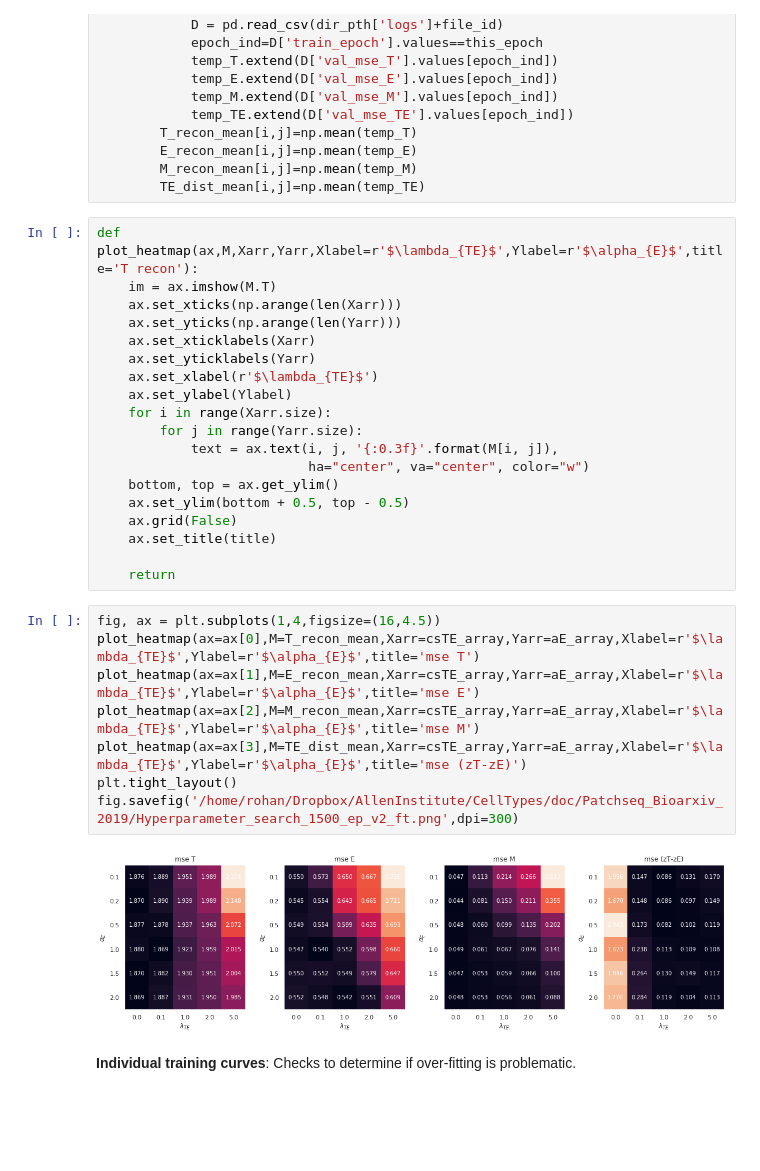
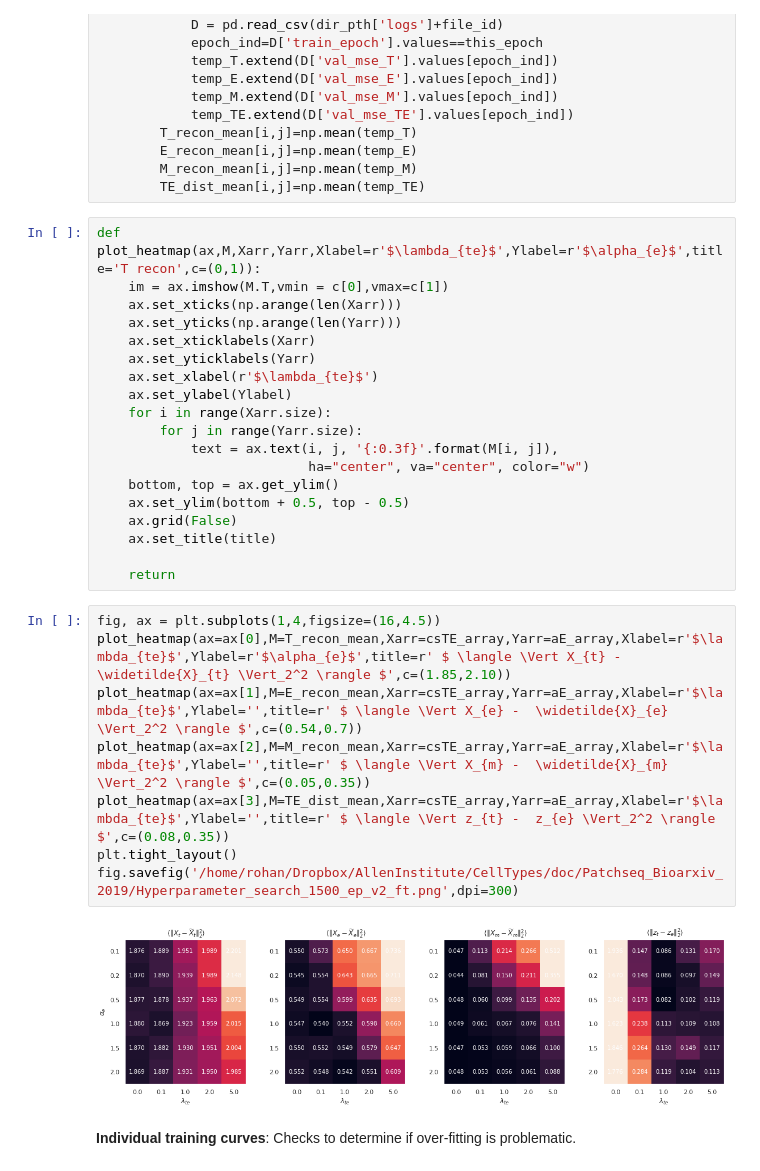
Before and after one commit to AllenInstitute/coupledAE-patchseq, a Jupyter notebook: analysis_param_search.ipynb, the cells around one changed output. Cells and saved outputs as stored; diff of their text form; blank space fills up the shorter version.

```diff
--- a/analysis_param_search.ipynb
+++ b/analysis_param_search.ipynb
@@ -47,13 +47,13 @@ for i,csTE in enumerate(csTE_array):
         M_recon_mean[i,j]=np.mean(temp_M)
         TE_dist_mean[i,j]=np.mean(temp_TE)
 # %%
-def plot_heatmap(ax,M,Xarr,Yarr,Xlabel=r'$\lambda_{TE}$',Ylabel=r'$\alpha_{E}$',title='T recon'):
-    im = ax.imshow(M.T)
+def plot_heatmap(ax,M,Xarr,Yarr,Xlabel=r'$\lambda_{te}$',Ylabel=r'$\alpha_{e}$',title='T recon',c=(0,1)):
+    im = ax.imshow(M.T,vmin = c[0],vmax=c[1])
     ax.set_xticks(np.arange(len(Xarr)))
     ax.set_yticks(np.arange(len(Yarr)))
     ax.set_xticklabels(Xarr)
     ax.set_yticklabels(Yarr)
-    ax.set_xlabel(r'$\lambda_{TE}$')
+    ax.set_xlabel(r'$\lambda_{te}$')
     ax.set_ylabel(Ylabel)
     for i in range(Xarr.size):
         for j in range(Yarr.size):
@@ -67,14 +67,14 @@ def plot_heatmap(ax,M,Xarr,Yarr,Xlabel=r'$\lambda_{TE}$',Ylabel=r'$\alpha_{E}$',
     return
 # %%
 fig, ax = plt.subplots(1,4,figsize=(16,4.5))
-plot_heatmap(ax=ax[0],M=T_recon_mean,Xarr=csTE_array,Yarr=aE_array,Xlabel=r'$\lambda_{TE}$',Ylabel=r'$\alpha_{E}$',title='mse T')
-plot_heatmap(ax=ax[1],M=E_recon_mean,Xarr=csTE_array,Yarr=aE_array,Xlabel=r'$\lambda_{TE}$',Ylabel=r'$\alpha_{E}$',title='mse E')
-plot_heatmap(ax=ax[2],M=M_recon_mean,Xarr=csTE_array,Yarr=aE_array,Xlabel=r'$\lambda_{TE}$',Ylabel=r'$\alpha_{E}$',title='mse M')
-plot_heatmap(ax=ax[3],M=TE_dist_mean,Xarr=csTE_array,Yarr=aE_array,Xlabel=r'$\lambda_{TE}$',Ylabel=r'$\alpha_{E}$',title='mse (zT-zE)')
+plot_heatmap(ax=ax[0],M=T_recon_mean,Xarr=csTE_array,Yarr=aE_array,Xlabel=r'$\lambda_{te}$',Ylabel=r'$\alpha_{e}$',title=r' $ \langle \Vert X_{t} -  \widetilde{X}_{t} \Vert_2^2 \rangle $',c=(1.85,2.10))
+plot_heatmap(ax=ax[1],M=E_recon_mean,Xarr=csTE_array,Yarr=aE_array,Xlabel=r'$\lambda_{te}$',Ylabel='',title=r' $ \langle \Vert X_{e} -  \widetilde{X}_{e} \Vert_2^2 \rangle $',c=(0.54,0.7))
+plot_heatmap(ax=ax[2],M=M_recon_mean,Xarr=csTE_array,Yarr=aE_array,Xlabel=r'$\lambda_{te}$',Ylabel='',title=r' $ \langle \Vert X_{m} -  \widetilde{X}_{m} \Vert_2^2 \rangle $',c=(0.05,0.35))
+plot_heatmap(ax=ax[3],M=TE_dist_mean,Xarr=csTE_array,Yarr=aE_array,Xlabel=r'$\lambda_{te}$',Ylabel='',title=r' $ \langle \Vert z_{t} -  z_{e} \Vert_2^2 \rangle $',c=(0.08,0.35))
 plt.tight_layout()
 fig.savefig('/home/rohan/Dropbox/AllenInstitute/CellTypes/doc/Patchseq_Bioarxiv_2019/Hyperparameter_search_1500_ep_v2_ft.png',dpi=300)
 # %% [output]
-[figure, old version]
+[figure, new version]
 # %% [markdown]
 **Individual training curves**: Checks to determine if over-fitting is problematic.
 # %%
```
Also changed, not shown: parts of 27 cells of this notebook, 15 other files.
